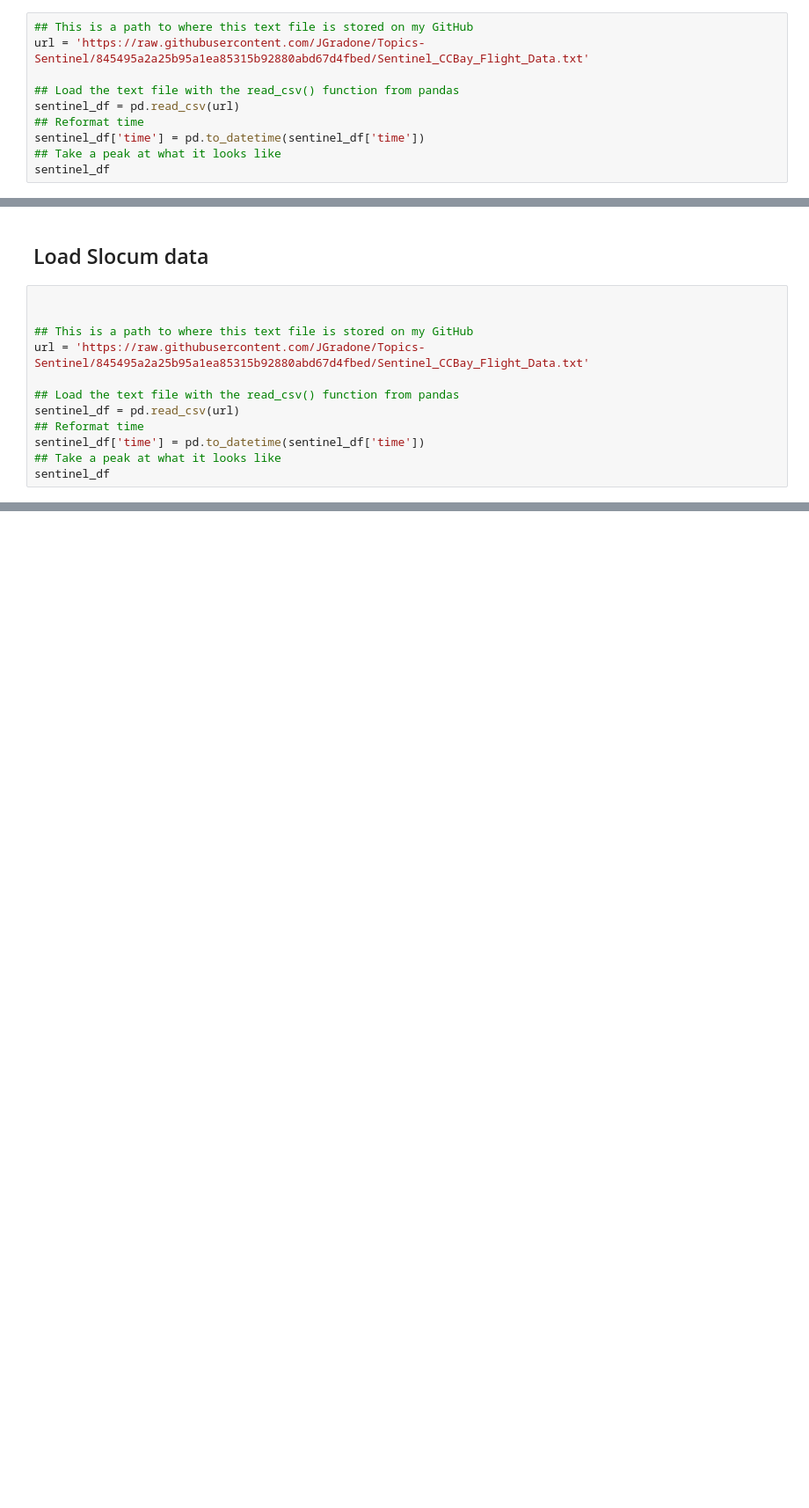
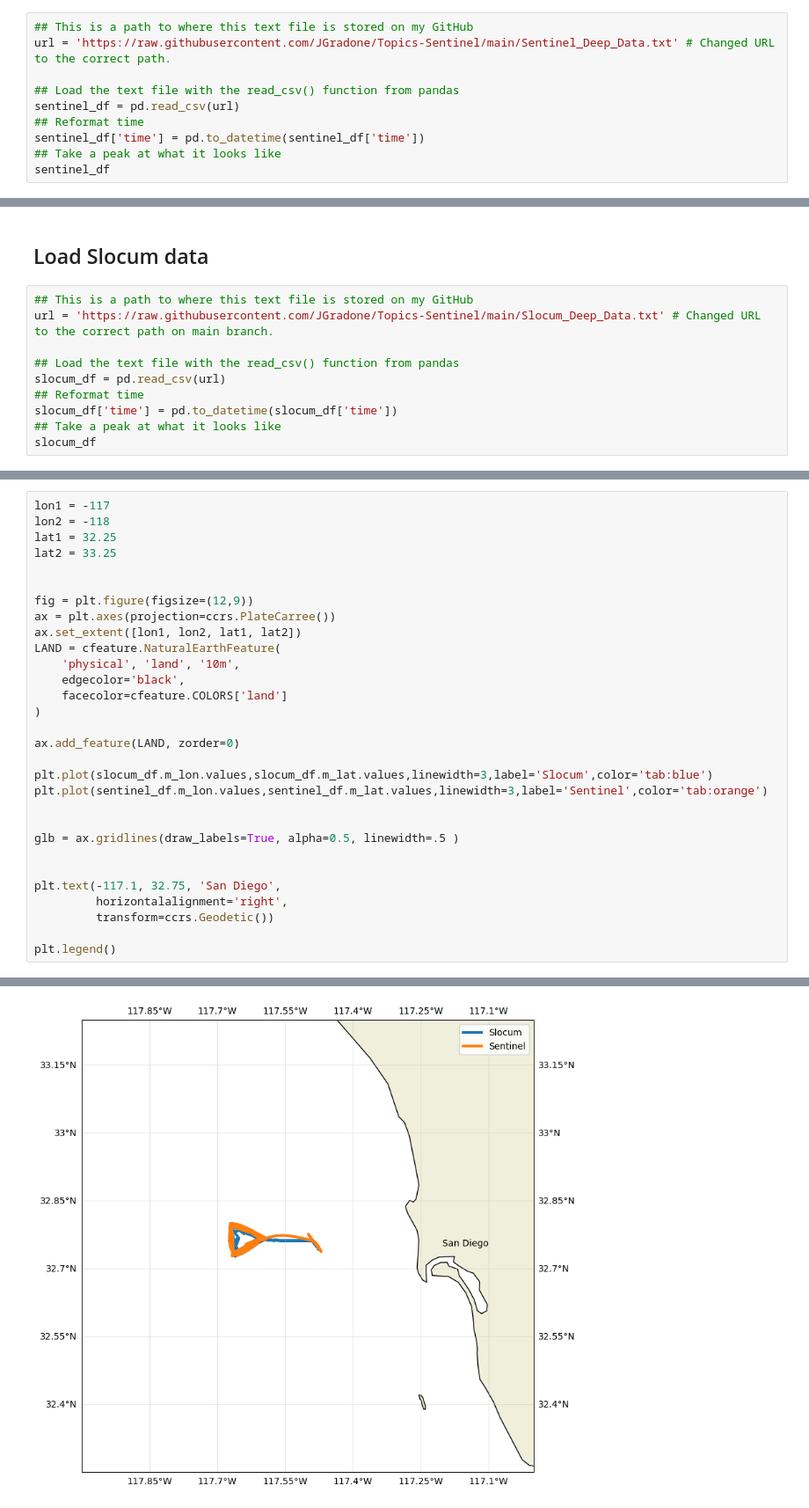
Before and after one commit to JGradone/Topics-Sentinel, a Jupyter notebook: Rutgers_Topics_in_Marine_Science_Activity_4_Sentinel_Data.ipynb, the cells around one changed output, grey strips where cells are left out. Shown at 88% size. Saved outputs shown, nothing was run; the diff lists cells and outputs as text; blank space fills up the shorter version.

```diff
--- a/Rutgers_Topics_in_Marine_Science_Activity_4_Sentinel_Data.ipynb
+++ b/Rutgers_Topics_in_Marine_Science_Activity_4_Sentinel_Data.ipynb
@@ -16,7 +42,7 @@ from geopy.distance import geodesic
 ## Load Sentinel data
 # %%
 ## This is a path to where this text file is stored on my GitHub
-url = 'https://raw.githubusercontent.com/JGradone/Topics-Sentinel/845495a2a25b95a1ea85315b92880abd67d4fbed/Sentinel_CCBay_Flight_Data.txt'
+url = 'https://raw.githubusercontent.com/JGradone/Topics-Sentinel/main/Sentinel_Deep_Data.txt' # Changed URL to the correct path.
 
 ## Load the text file with the read_csv() function from pandas
 sentinel_df = pd.read_csv(url)
@@ -27,14 +67,12 @@ sentinel_df
 # %% [markdown]
 ## Load Slocum data
 # %%
-
-
 ## This is a path to where this text file is stored on my GitHub
-url = 'https://raw.githubusercontent.com/JGradone/Topics-Sentinel/845495a2a25b95a1ea85315b92880abd67d4fbed/Sentinel_CCBay_Flight_Data.txt'
+url = 'https://raw.githubusercontent.com/JGradone/Topics-Sentinel/main/Slocum_Deep_Data.txt' # Changed URL to the correct path on main branch.
 
 ## Load the text file with the read_csv() function from pandas
-sentinel_df = pd.read_csv(url)
+slocum_df = pd.read_csv(url)
 ## Reformat time
-sentinel_df['time'] = pd.to_datetime(sentinel_df['time'])
+slocum_df['time'] = pd.to_datetime(slocum_df['time'])
 ## Take a peak at what it looks like
-sentinel_df
+slocum_df
@@ -40,0 +95,31 @@ sentinel_df
+# %%
+lon1 = -117
+lon2 = -118
+lat1 = 32.25
+lat2 = 33.25
+
+
+fig = plt.figure(figsize=(12,9))
+ax = plt.axes(projection=ccrs.PlateCarree())
+ax.set_extent([lon1, lon2, lat1, lat2])
+LAND = cfeature.NaturalEarthFeature(
+    'physical', 'land', '10m',
+    edgecolor='black',
+    facecolor=cfeature.COLORS['land']
+)
+
+ax.add_feature(LAND, zorder=0)
+
+plt.plot(slocum_df.m_lon.values,slocum_df.m_lat.values,linewidth=3,label='Slocum',color='tab:blue')
+plt.plot(sentinel_df.m_lon.values,sentinel_df.m_lat.values,linewidth=3,label='Sentinel',color='tab:orange')
+
+
+glb = ax.gridlines(draw_labels=True, alpha=0.5, linewidth=.5 )
+
+
+plt.text(-117.1, 32.75, 'San Diego',
+         horizontalalignment='right',
+         transform=ccrs.Geodetic())
+
+plt.legend()
+# %% [output]
@@ -40,0 +127 @@ sentinel_df
+[figure, added]
```
Also changed, not shown: parts of 5 cells of this notebook.
